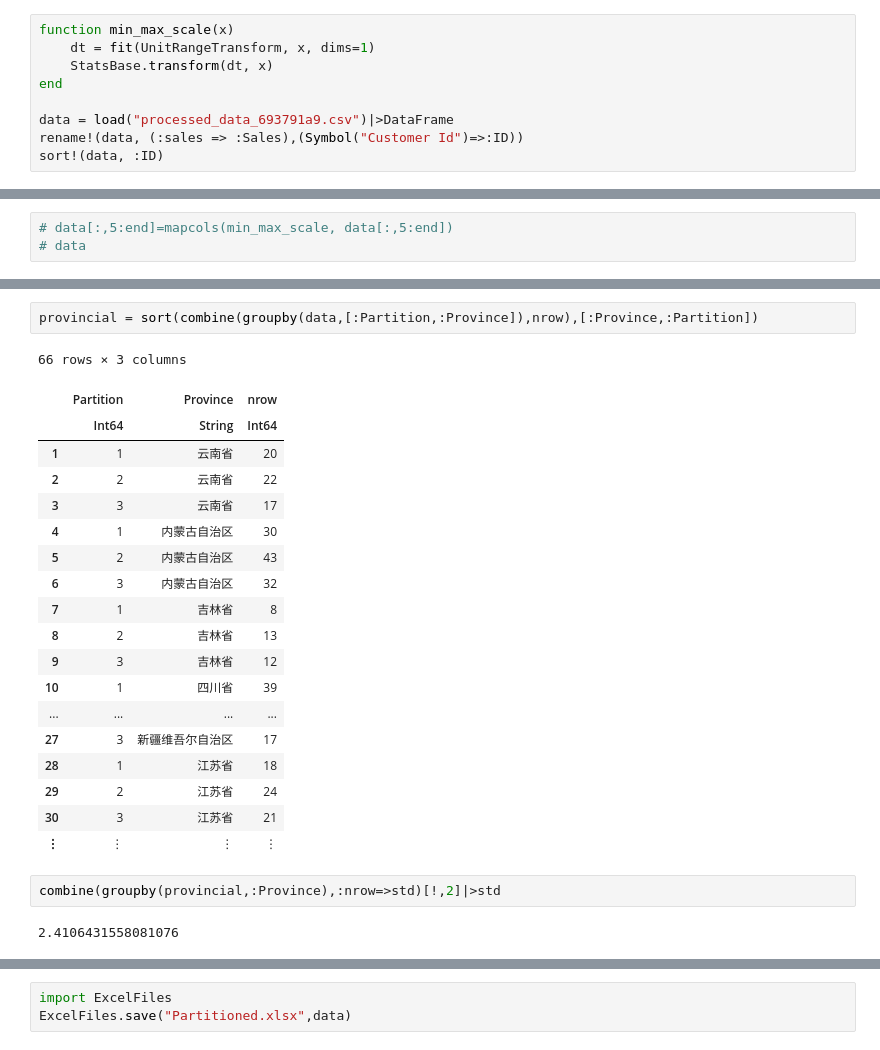
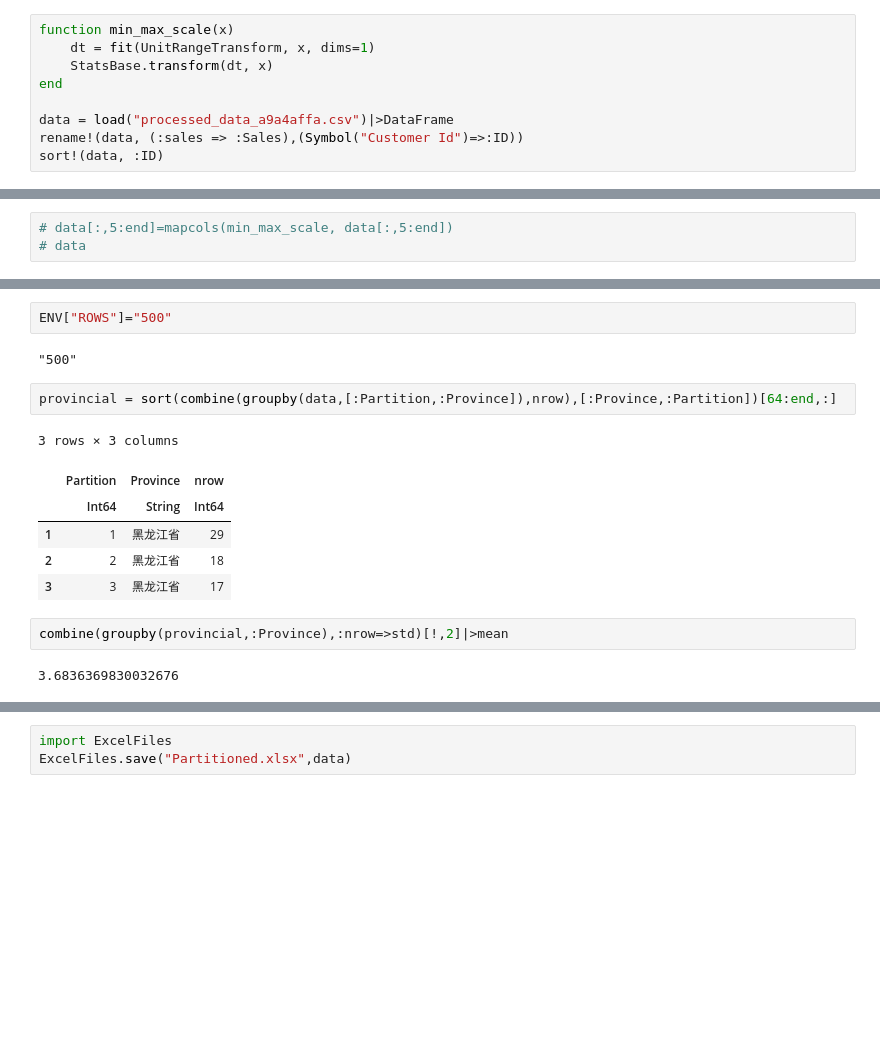
Before and after one commit to cyclonestab/Programming-Solver, a Jupyter notebook: test0.ipynb, the cells around one changed output, grey strips where cells are left out. Drawn from its saved outputs; the diff is of its cells as text; blank space fills up the shorter version.

```diff
--- a/test0.ipynb
+++ b/test0.ipynb
@@ -8,7 +8,7 @@ function min_max_scale(x)
     StatsBase.transform(dt, x)
 end
 
-data = load("processed_data_693791a9.csv")|>DataFrame
+data = load("processed_data_a9a4affa.csv")|>DataFrame
 rename!(data, (:sales => :Sales),(Symbol("Customer Id")=>:ID))
 sort!(data, :ID)
 # %% [output]
@@ -147,26 +145,17 @@ data[data.Partition.==1,:]
+# %%
+ENV["ROWS"]="500"
+# %% [output]
+"500"
 # %%
-provincial = sort(combine(groupby(data,[:Partition,:Province]),nrow),[:Province,:Partition])
+provincial = sort(combine(groupby(data,[:Partition,:Province]),nrow),[:Province,:Partition])[64:end,:]
 # %% [output]
-66 rows × 3 columns
+3 rows × 3 columns
 |  | Partition | Province | nrow |
 |  | Int64 | String | Int64 |
-| 1 | 1 | 云南省 | 20 |
-| 2 | 2 | 云南省 | 22 |
-| 3 | 3 | 云南省 | 17 |
-| 4 | 1 | 内蒙古自治区 | 30 |
-| 5 | 2 | 内蒙古自治区 | 43 |
-| 6 | 3 | 内蒙古自治区 | 32 |
-| 7 | 1 | 吉林省 | 8 |
-| 8 | 2 | 吉林省 | 13 |
-| 9 | 3 | 吉林省 | 12 |
-| 10 | 1 | 四川省 | 39 |
-| ... | ... | ... | ... |
-| 27 | 3 | 新疆维吾尔自治区 | 17 |
-| 28 | 1 | 江苏省 | 18 |
-| 29 | 2 | 江苏省 | 24 |
-| 30 | 3 | 江苏省 | 21 |
-| ⋮ | ⋮ | ⋮ | ⋮ |
+| 1 | 1 | 黑龙江省 | 29 |
+| 2 | 2 | 黑龙江省 | 18 |
+| 3 | 3 | 黑龙江省 | 17 |
 # %%
-combine(groupby(provincial,:Province),:nrow=>std)[!,2]|>std
+combine(groupby(provincial,:Province),:nrow=>std)[!,2]|>mean
 # %% [output]
-2.4106431558081076
+3.6836369830032676
```
Also changed, not shown: parts of 9 cells of this notebook, 3 other files.
